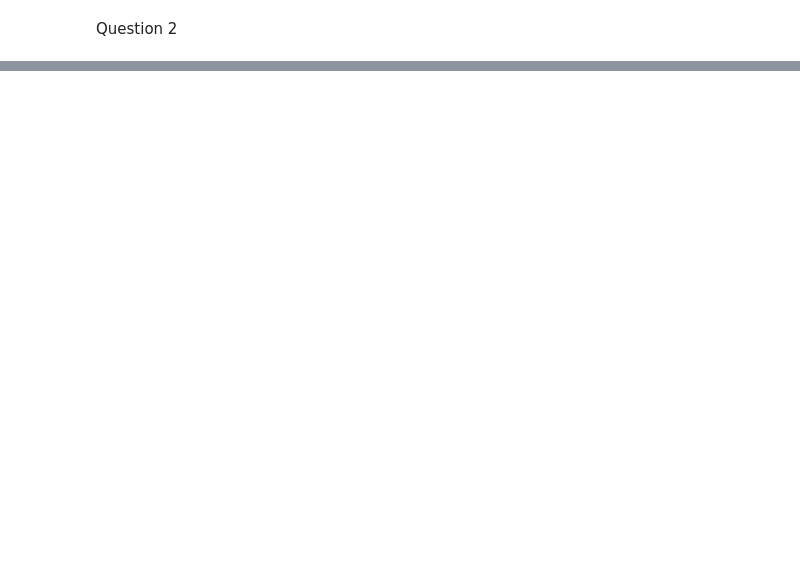
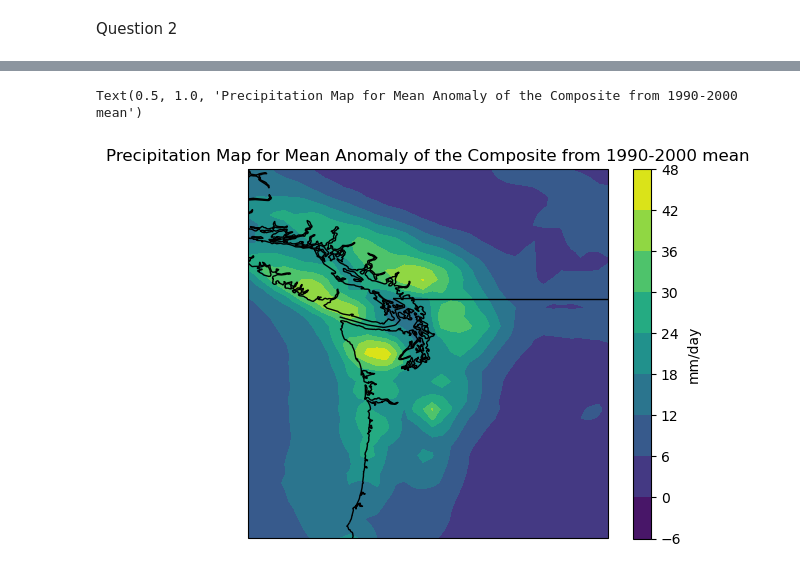
Before and after one commit to ArcticOctopi/ATMS-523-Module-2, a Jupyter notebook: Park_solution.ipynb, the cells around one changed output, grey strips where cells are left out. Saved outputs shown, nothing was run; the diff lists cells and outputs as text; code cells hidden in the pictures; blank space fills up the shorter version.

```diff
--- a/Park_solution.ipynb
+++ b/Park_solution.ipynb
@@ -177,0 +258,3 @@ Text(0.5, 1.0, 'Cumulative Distribution of Daily Precipitation over Seattle, WA,
+# %%
+seattle_area_mean = total_precip_daily.mean(dim='datetime')
+seattle_anom = comp_95 - seattle_area_mean
@@ -177,0 +276,13 @@ Text(0.5, 1.0, 'Cumulative Distribution of Daily Precipitation over Seattle, WA,
+# %%
+lon_grid, lat_grid = np.meshgrid(comp_95.longitude.values, comp_95.latitude.values)
+
+fig, ax = plt.subplots(nrows=1, ncols=1,subplot_kw={'projection': ccrs.PlateCarree()})
+im = ax.contourf(lon_grid, lat_grid, seattle_anom.values)
+ax.add_feature(cfeature.BORDERS)
+ax.add_feature(cfeature.COASTLINE)
+fig.colorbar(im, label = 'mm/day')
+
+ax.set_title('Precipitation Map for Mean Anomaly of the Composite from 1990-2000 mean')
+# %% [output]
+Text(0.5, 1.0, 'Precipitation Map for Mean Anomaly of the Composite from 1990-2000 mean')
+[figure, added]
```
Also changed, not shown: parts of 10 cells of this notebook.
